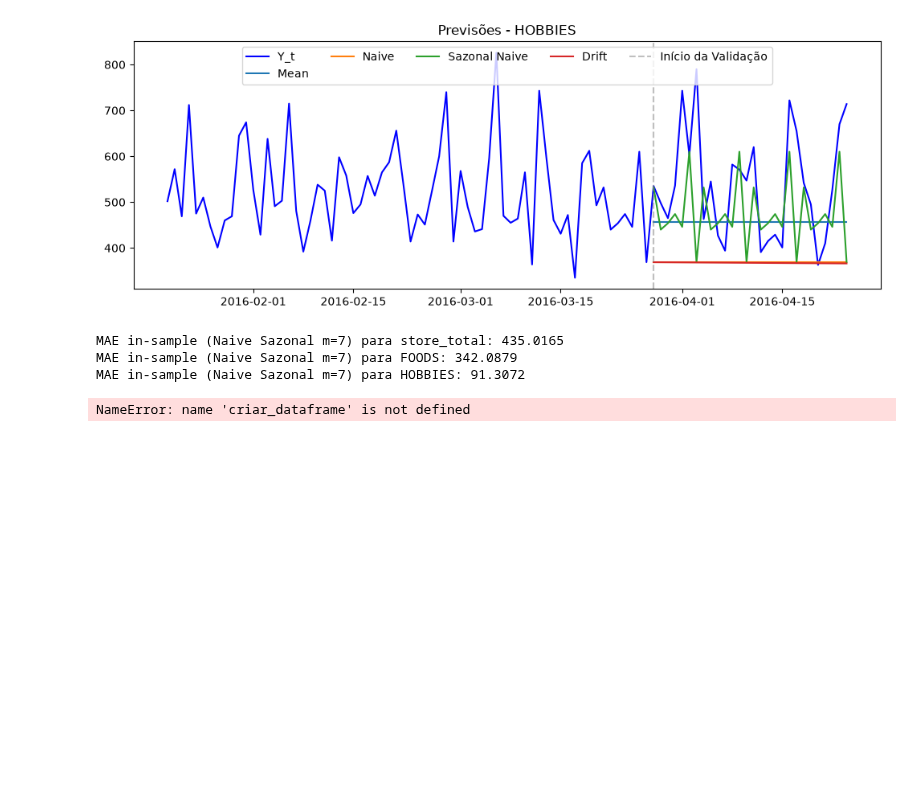
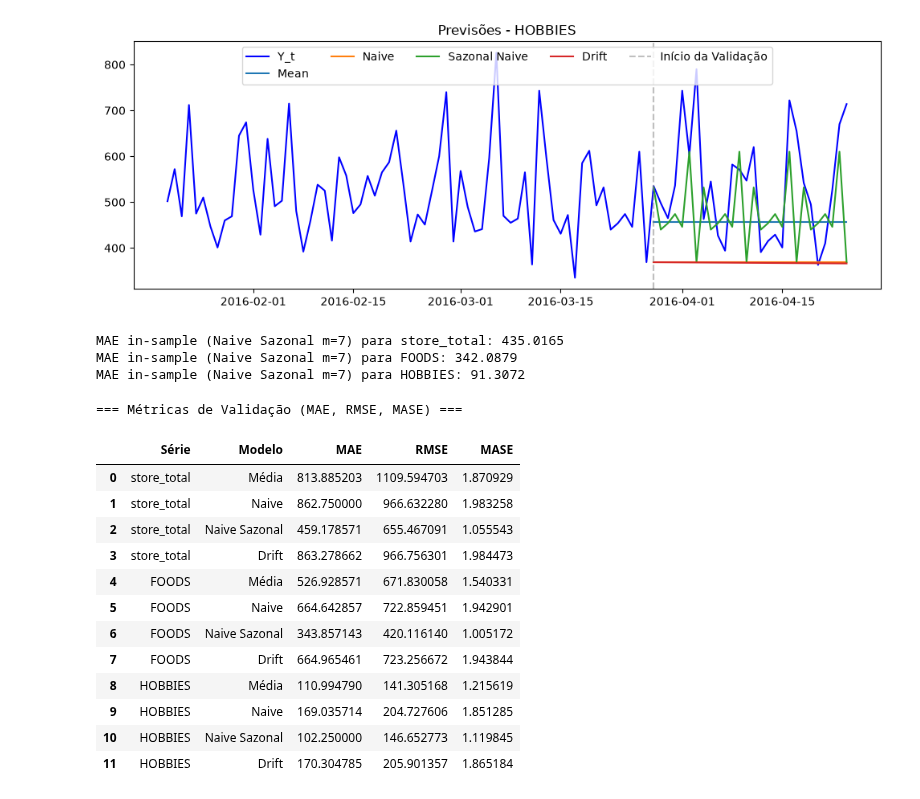
Before and after one commit to mistercapote/time-series-a2-2026, a Jupyter notebook: main.ipynb, the cells around one changed output. Cells and saved outputs as stored; diff of their text form; code cells hidden in the pictures; blank space fills up the shorter version.

```diff
--- a/main.ipynb
+++ b/main.ipynb
@@ -191,33 +191,46 @@ modelos_dict = {
     "Naive Sazonal": lambda s, n: models.naive_sazonal(s, m=7, n=n),
     "Drift": lambda s, n: models.drift(s, n=n),
 }
 
 resultados = []
 
 for col in colunas:
   y_train = train_data[col]
   y_val = val_data[col].values
 
   for nome_modelo, func_modelo in modelos_dict.items():
     # Gera a previsão out-of-sample na janela de validação
     y_pred = func_modelo(y_train, n_val)
 
     # Cálculo das métricas
     val_mae = metrics.mae(y_val, y_pred)
     val_rmse = metrics.rmse(y_val, y_pred)
     val_mase = metrics.mase(y_train, y_val, y_pred, m=7)
 
     resultados.append({
         "Série": col,
         "Modelo": nome_modelo,
         "MAE": val_mae,
         "RMSE": val_rmse,
         "MASE": val_mase,
     })
 
-
-df_metricas_val = criar_dataframe(resultados)
+import pandas as pd
+df_metricas_val = pd.DataFrame(resultados)
 print("\n=== Métricas de Validação (MAE, RMSE, MASE) ===")
 display(df_metricas_val)
 # %% [output]
-NameError: name 'criar_dataframe' is not defined
+=== Métricas de Validação (MAE, RMSE, MASE) ===
+|  | Série | Modelo | MAE | RMSE | MASE |
+| 0 | store_total | Média | 813.885203 | 1109.594703 | 1.870929 |
+| 1 | store_total | Naive | 862.750000 | 966.632280 | 1.983258 |
+| 2 | store_total | Naive Sazonal | 459.178571 | 655.467091 | 1.055543 |
+| 3 | store_total | Drift | 863.278662 | 966.756301 | 1.984473 |
+| 4 | FOODS | Média | 526.928571 | 671.830058 | 1.540331 |
+| 5 | FOODS | Naive | 664.642857 | 722.859451 | 1.942901 |
+| 6 | FOODS | Naive Sazonal | 343.857143 | 420.116140 | 1.005172 |
+| 7 | FOODS | Drift | 664.965461 | 723.256672 | 1.943844 |
+| 8 | HOBBIES | Média | 110.994790 | 141.305168 | 1.215619 |
+| 9 | HOBBIES | Naive | 169.035714 | 204.727606 | 1.851285 |
+| 10 | HOBBIES | Naive Sazonal | 102.250000 | 146.652773 | 1.119845 |
+| 11 | HOBBIES | Drift | 170.304785 | 205.901357 | 1.865184 |
```
